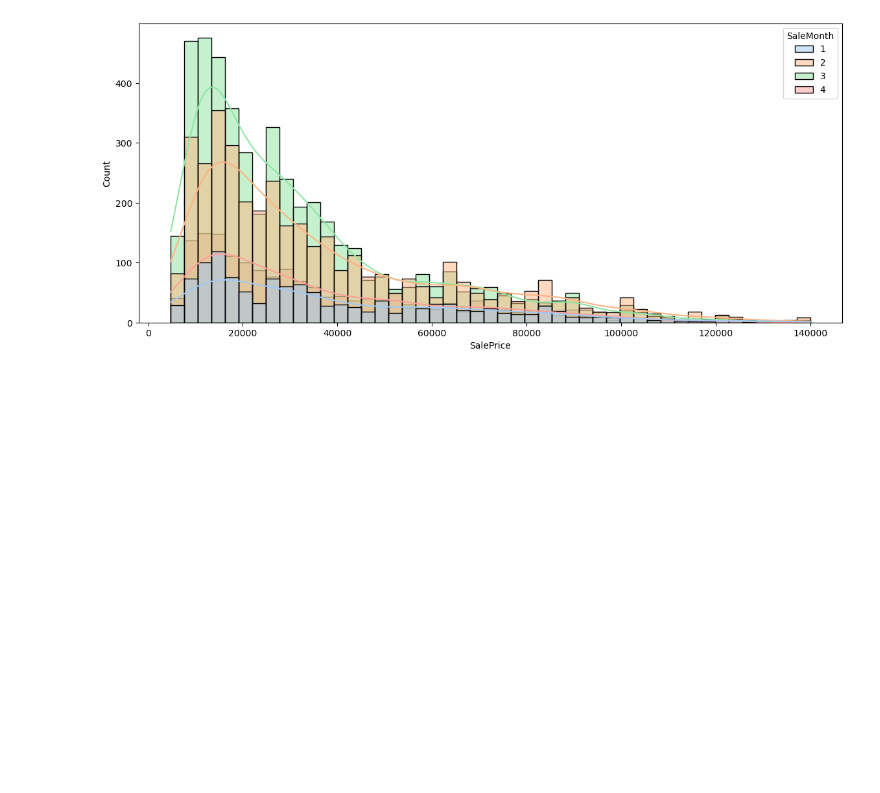
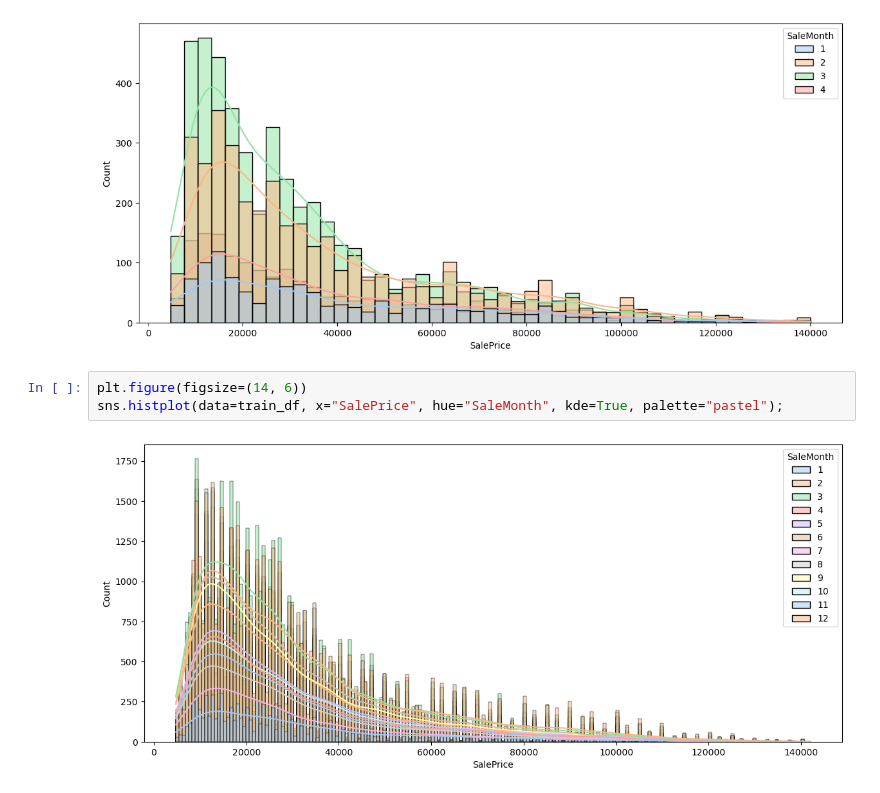
Before and after one commit to msnkr/bulldozer_bluebook, a Jupyter notebook: Untitled2.ipynb, the cells around one changed output. Saved outputs shown, nothing was run; the diff lists cells and outputs as text; blank space fills up the shorter version.

```diff
--- a/Untitled2.ipynb
+++ b/Untitled2.ipynb
@@ -88,3 +88,8 @@ plt.figure(figsize=(14, 6))
 sns.histplot(data=valid_df, x="SalePrice", hue="SaleMonth", kde=True, palette="pastel");
 # %% [output]
 [figure]
+# %%
+plt.figure(figsize=(14, 6))
+sns.histplot(data=train_df, x="SalePrice", hue="SaleMonth", kde=True, palette="pastel");
+# %% [output]
+[figure, added]
```
Also changed, not shown: parts of 6 cells of this notebook.
